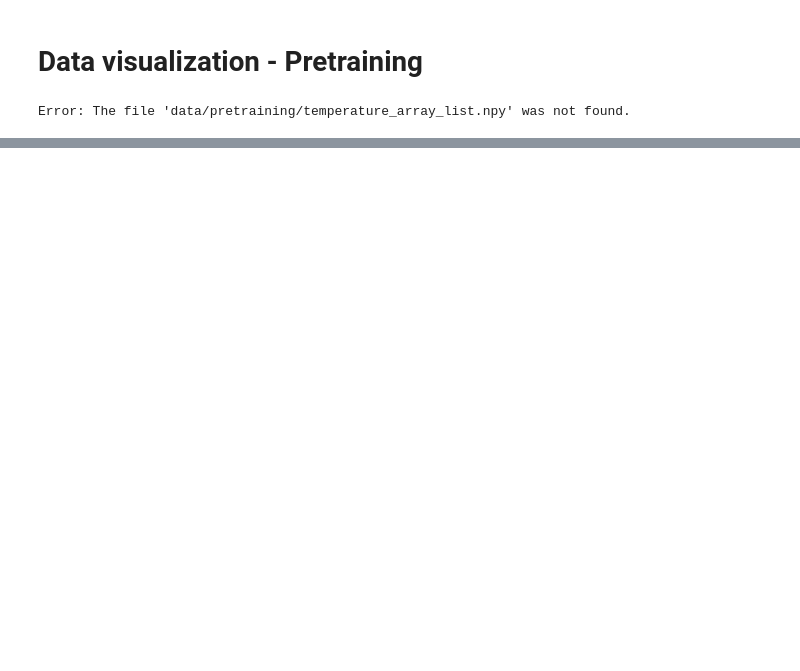
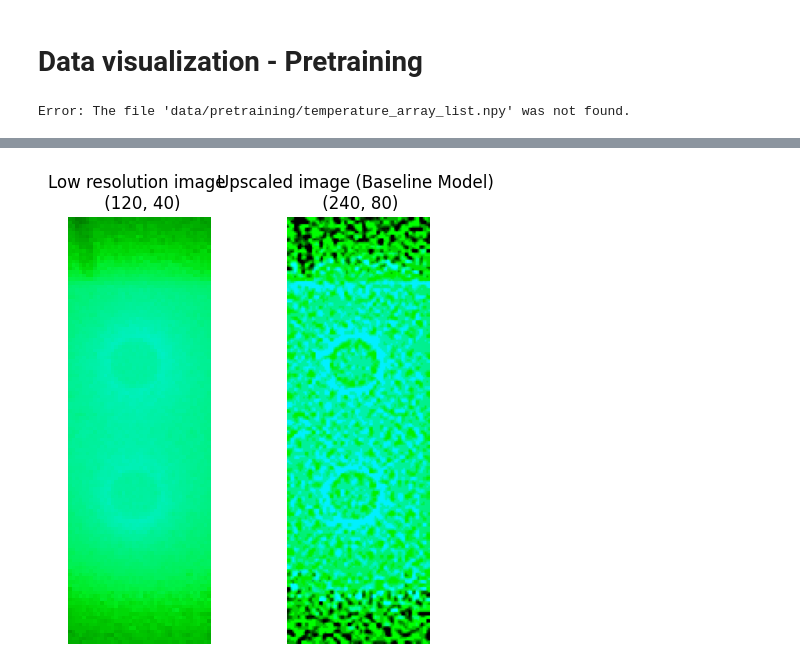
Before and after one commit to PierreHollebeque/02456_DL_Project, a Jupyter notebook: vis_data.ipynb, the cells around one changed output, grey strips where cells are left out. Drawn from its saved outputs; the diff is of its cells as text; code cells hidden in the pictures; blank space fills up the shorter version.

```diff
--- a/vis_data.ipynb
+++ b/vis_data.ipynb
@@ -101,0 +102,24 @@ plt.show()
+# %%
+import matplotlib.pyplot as plt
+import matplotlib.image as mpimg
+
+
+img1 = mpimg.imread('data/enhanced/low/0.png')
+img2 = mpimg.imread('base_line_upscale.png')
+
+
+
+fig, (ax1, ax2) = plt.subplots(1, 2, figsize=(5, 5))
+
+ax1.imshow(img1)
+ax1.set_title(f"Low resolution image \n {img1.shape[:2]}")
+ax1.axis('off')
+
+ax2.imshow(img2)
+ax2.set_title(f"Upscaled image \n (Baseline Model) \n {img2.shape[:2]}")
+ax2.axis('off')
+
+plt.tight_layout()
+plt.show()
+# %% [output]
+[figure, added]
```
Also changed, not shown: parts of 2 cells of this notebook.
